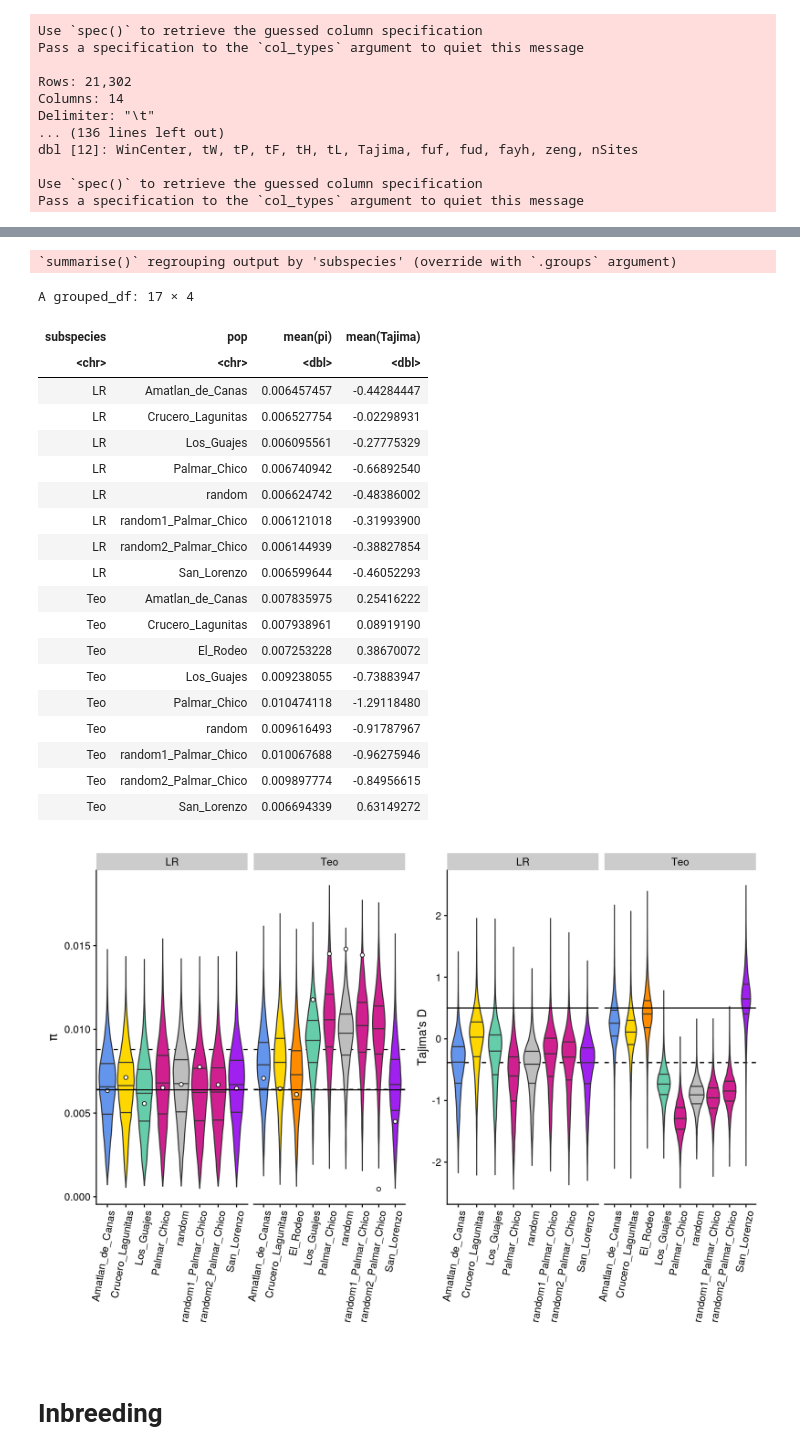
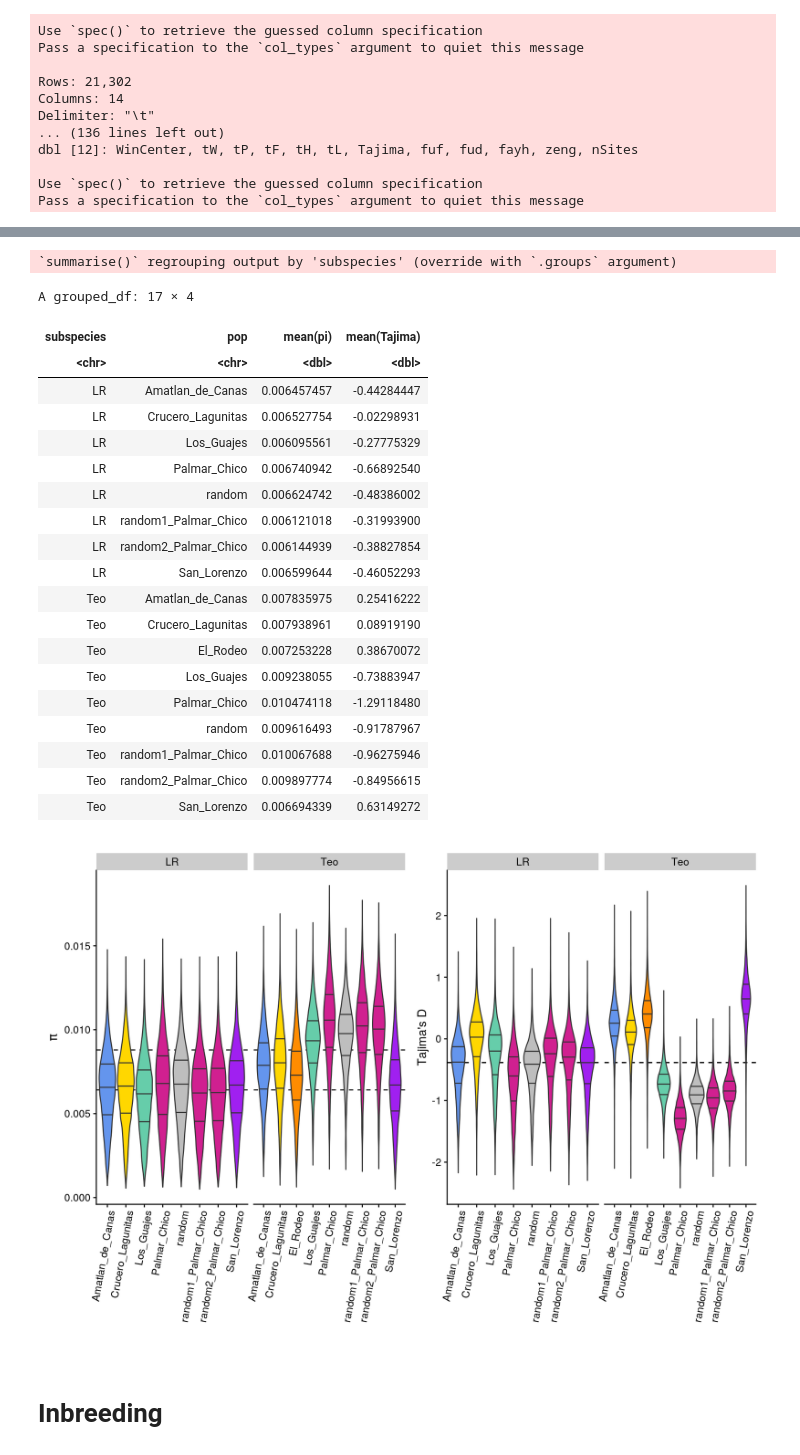
Before and after one commit to silastittes/parv_local, a Jupyter notebook: notebooks/popgen_stats.ipynb, the cells around one changed output, grey strips where cells are left out. Cells and saved outputs as stored; diff of their text form; code cells hidden in the pictures.

```diff
--- a/notebooks/popgen_stats.ipynb
+++ b/notebooks/popgen_stats.ipynb
@@ -157,12 +157,12 @@ ggplot(aes(x = pop, y = pi, fill = color)) +
     geom_hline(yintercept = mean(filter(pi_df, subspecies == "Teo")$pi), lty = 2) +
     #geom_boxplot(outlier.shape = NA) +
     geom_violin(draw_quantiles = c(0.25, 0.5, 0.75)) +
-    geom_point(data = msstats, aes(pop, pi), inherit.aes = FALSE, shape = 21, bg = "white") +
+    #geom_point(data = msstats, aes(pop, pi), inherit.aes = FALSE, shape = 21, bg = "white") +
     facet_wrap(~subspecies, scales = "free_x") +
     scale_fill_identity() +
     theme(axis.text.x=element_text(angle = 80, hjust = 1)) +
     ylab(expression(pi)) +
-    geom_hline(yintercept = 0.006387) +
+    #geom_hline(yintercept = 0.006387) +
     xlab("")
 
 tdplot <-
@@ -176,39 +176,39 @@ ggplot(aes(x = pop, y = Tajima, fill = color)) +
     facet_wrap(~subspecies, scales = "free_x") +
     scale_fill_identity() +
     theme(axis.text.x=element_text(angle = 80, hjust = 1)) +
-    geom_hline(yintercept = 0.5) +
+    #geom_hline(yintercept = 0.5) +
     ylab("Tajima's D") +
     xlab("")
 
 
 piplot + tdplot
 
 pi_df %>%
     group_by(subspecies, pop) %>%
     summarise(mean(pi), mean(Tajima))
 # %% [output]
 `summarise()` regrouping output by 'subspecies' (override with `.groups` argument)
 A grouped_df: 17 × 4
 | subspecies | pop | mean(pi) | mean(Tajima) |
 | <chr> | <chr> | <dbl> | <dbl> |
 | LR | Amatlan_de_Canas | 0.006457457 | -0.44284447 |
 | LR | Crucero_Lagunitas | 0.006527754 | -0.02298931 |
 | LR | Los_Guajes | 0.006095561 | -0.27775329 |
 | LR | Palmar_Chico | 0.006740942 | -0.66892540 |
 | LR | random | 0.006624742 | -0.48386002 |
 | LR | random1_Palmar_Chico | 0.006121018 | -0.31993900 |
 | LR | random2_Palmar_Chico | 0.006144939 | -0.38827854 |
 | LR | San_Lorenzo | 0.006599644 | -0.46052293 |
 | Teo | Amatlan_de_Canas | 0.007835975 | 0.25416222 |
 | Teo | Crucero_Lagunitas | 0.007938961 | 0.08919190 |
 | Teo | El_Rodeo | 0.007253228 | 0.38670072 |
 | Teo | Los_Guajes | 0.009238055 | -0.73883947 |
 | Teo | Palmar_Chico | 0.010474118 | -1.29118480 |
 | Teo | random | 0.009616493 | -0.91787967 |
 | Teo | random1_Palmar_Chico | 0.010067688 | -0.96275946 |
 | Teo | random2_Palmar_Chico | 0.009897774 | -0.84956615 |
 | Teo | San_Lorenzo | 0.006694339 | 0.63149272 |
-[figure, old version]
+[figure, new version]
 # %% [markdown]
 # Inbreeding
 # %%
```
Also changed, not shown: 9 other files.
